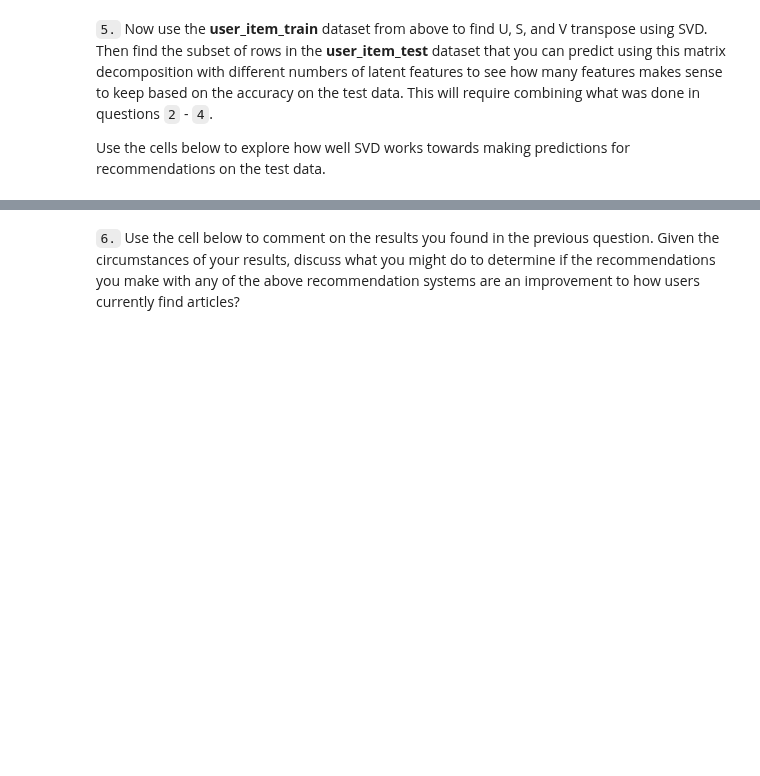
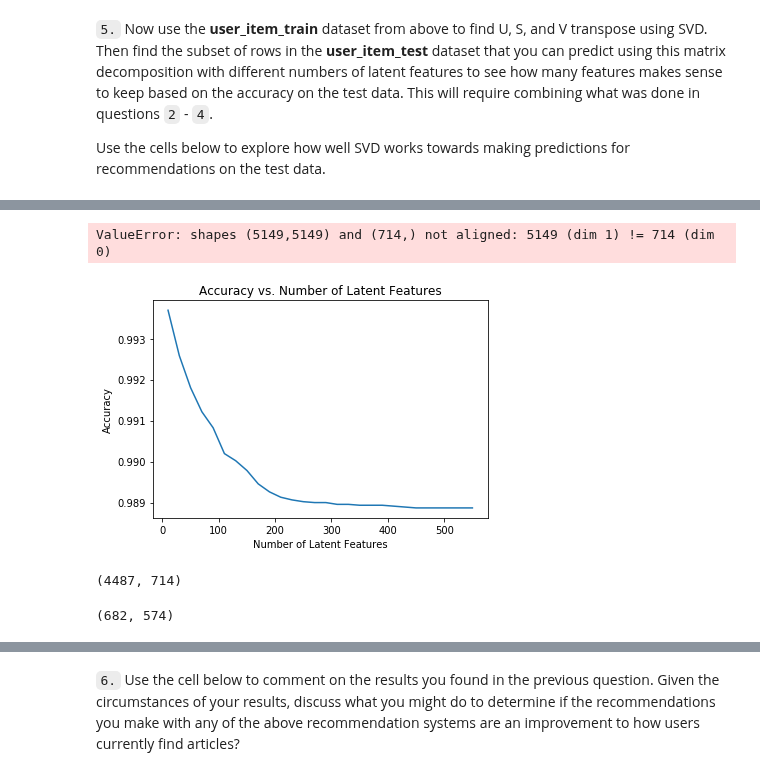
Before and after one commit to keigito/IBM_Recommendations, a Jupyter notebook: Recommendations_with_IBM.ipynb, the cells around one changed output, grey strips where cells are left out. Cells and saved outputs as stored; diff of their text form; code cells hidden in the pictures; blank space fills up the shorter version.

Commit message:
fix: fixed a bug in error calculation in matrix factorization step 5

```diff
--- a/Recommendations_with_IBM.ipynb
+++ b/Recommendations_with_IBM.ipynb
@@ -842,9 +864,13 @@ def create_test_and_train_user_item(df_train, df_test):
     user_item_test.fillna(value=0, inplace=True)
     user_item_test[(user_item_test>1.0)] = 1.0
 
-    test_idx = df_test["user_id"].values
+    test_idx = df_test["user_id"].copy()
+    test_idx.drop_duplicates(inplace=True)
+    test_idx = test_idx.values
 
-    test_arts = df_test["article_id"].values
+    test_arts = df_test["article_id"].copy()
+    test_arts.drop_duplicates(inplace=True)
+    test_arts = test_arts.values
 
     return user_item_train, user_item_test, test_idx, test_arts
 
@@ -920,0 +933,2 @@ u_train, s_train, vt_train = # fit svd similar to above then use the cells below
+# %%
+k = 714 # max = 714
@@ -920,0 +982,7 @@ u_train, s_train, vt_train = # fit svd similar to above then use the cells below
+# %%
+user_item_test_testable = pd.DataFrame()
+for i in user_overlap:
+    user_item_test_testable = pd.concat([user_item_test_testable, user_item_test[(user_item_test.index == i)]])
+
+
+user_item_test_testable
@@ -920,0 +1009,39 @@ u_train, s_train, vt_train = # fit svd similar to above then use the cells below
+# %%
+user_item_est_train = np.around(np.dot(np.dot(u, s), vt))
+# %% [output]
+ValueError: shapes (5149,5149) and (714,) not aligned: 5149 (dim 1) != 714 (dim 0)
+# %%
+user_item_test_testable_array = user_item_test_testable.values
+# %%
+num_latent_feats = np.arange(10,550+10,20)
+sum_errs = []
+
+for k in num_latent_feats:
+    # restructure with k latent features
+    s_new, u_new, vt_new = np.diag(s[:k]), u[:20, :k], vt[:k, :574]
+
+    # take dot product
+    user_item_est = np.around(np.dot(np.dot(u_new, s_new), vt_new))
+
+    # compute error for each prediction to actual value
+    diffs = np.subtract(user_item_test_testable_array, user_item_est)
+
+    # total errors and keep track of them
+    err = np.sum(np.sum(np.abs(diffs)))
+    sum_errs.append(err)
+
+
+plt.plot(num_latent_feats, 1 - np.array(sum_errs)/df.shape[0]);
+plt.xlabel('Number of Latent Features');
+plt.ylabel('Accuracy');
+plt.title('Accuracy vs. Number of Latent Features');
+# %% [output]
+[figure, added]
+# %%
+user_item_train.shape
+# %% [output]
+(4487, 714)
+# %%
+user_item_test.shape
+# %% [output]
+(682, 574)
```
Also changed, not shown: parts of 73 cells of this notebook.
